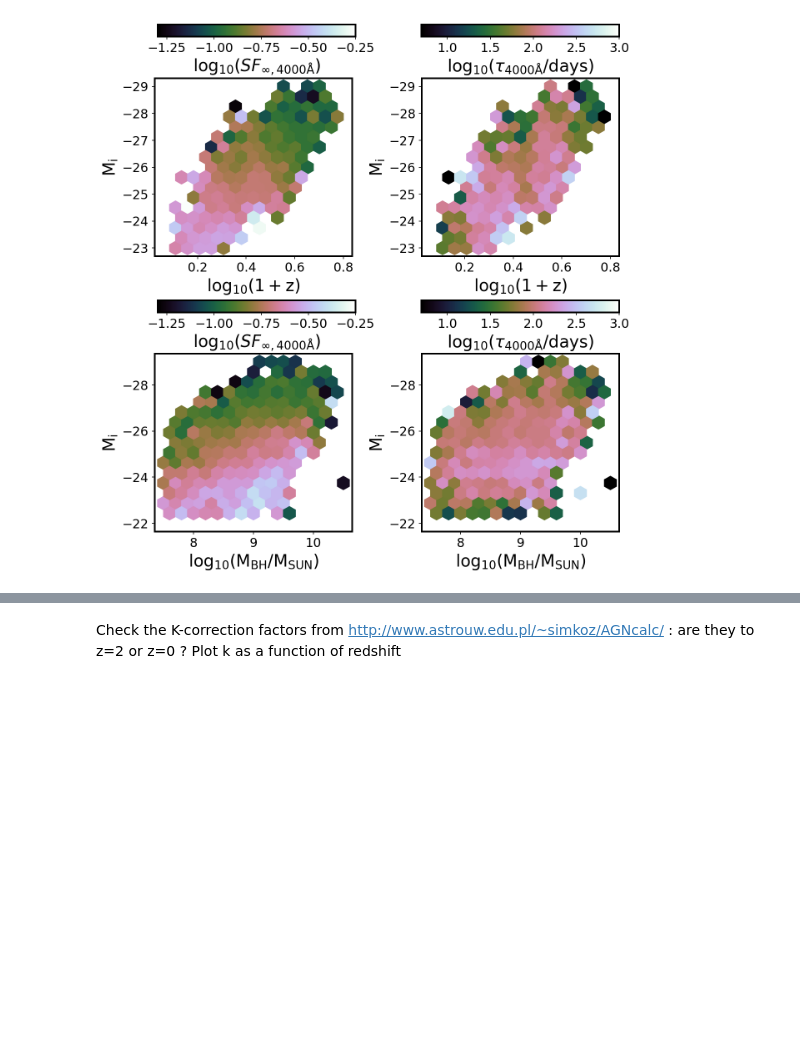
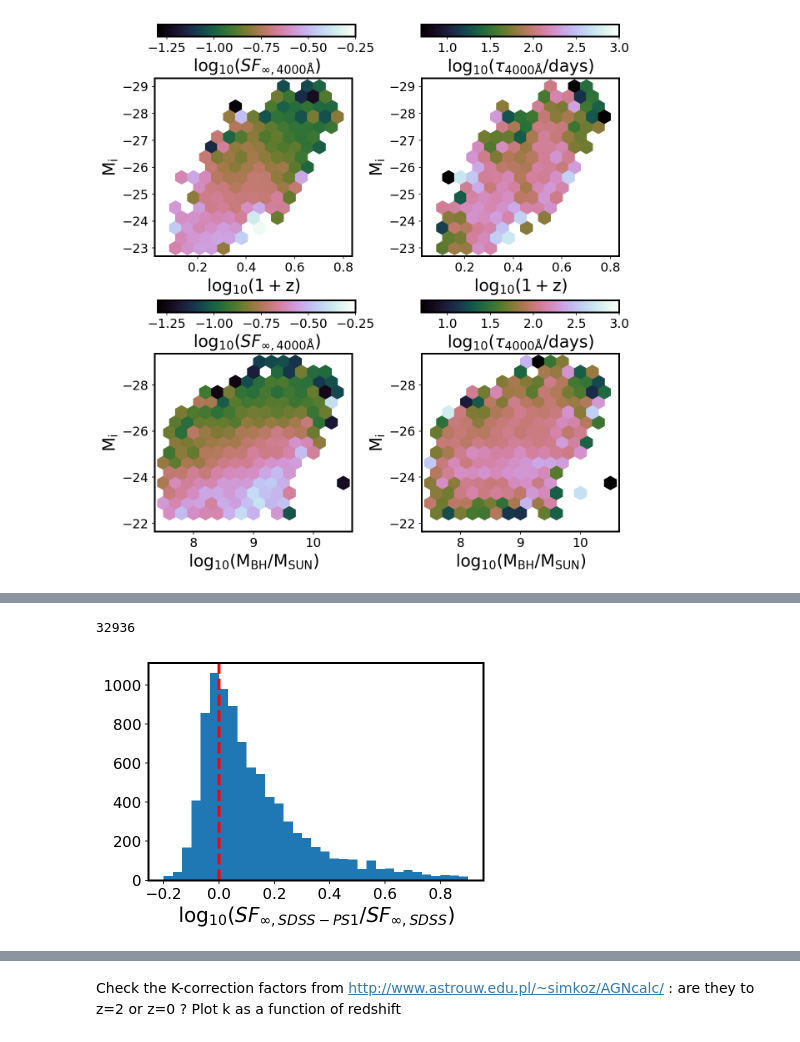
Before and after one commit to suberlak/PS1_SDSS_CRTS, a Jupyter notebook: code2/Trends_quasar_properties.ipynb, the cells around one changed output, grey strips where cells are left out. Cells and saved outputs as stored; diff of their text form; code cells hidden in the pictures; blank space fills up the shorter version.

```diff
--- a/code2/Trends_quasar_properties.ipynb
+++ b/code2/Trends_quasar_properties.ipynb
@@ -334,0 +358,2 @@ plt.hist(np.log10(sf) )
+# %%
+qso = Table.read('../code/s82drw_ugriz_shen2011_shen2008.txt', format='ascii')
@@ -334,0 +513,21 @@ plt.hist(np.log10(sf) )
+# %%
+len(x)
+# %% [output]
+32936
+# %%
+# Compare the two SFinf ...
+
+sfinf1 = qso['sigmaEXP_sdss-ps1'] * np.sqrt(2) # no need to shift anything
+sf4000_1 = sfinf1 * np.power(4000/lambdaRF, -0.479 ) # B = -0.479 for SFinf
+
+sfinf2 = qso['sigmaEXP_sdss'] * np.sqrt(2) # no need to shift anything
+sf4000_2 = sfinf1 * np.power(4000/lambdaRF, -0.479 ) # B = -0.479 for SFinf
+
+
+plt.hist(np.log10(sfinf1 / sfinf2), bins=33, range=(-0.2, 0.9))
+plt.axvline(0, ls='--', lw=3,c='r')
+#plt.xlim(-0.3, 0.9)
+plt.xlabel(r'$\log_{10}{(SF_{\infty, SDSS-PS1} / SF_{\infty,  SDSS} )}$')
+plt.savefig('Compare_SFinf_4000AA_Celerite.png', bbox_inches='tight', dpi=100)
+# %% [output]
+[figure, added]
```
Also changed, not shown: parts of 70 cells of this notebook.
